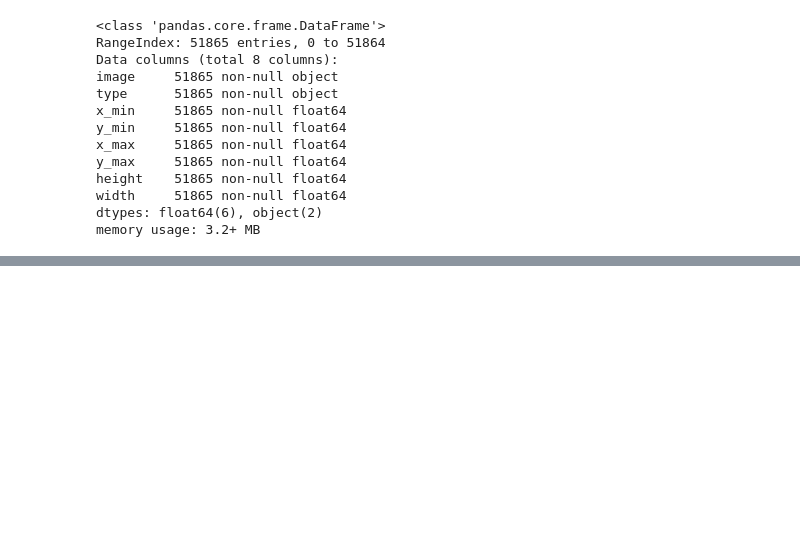
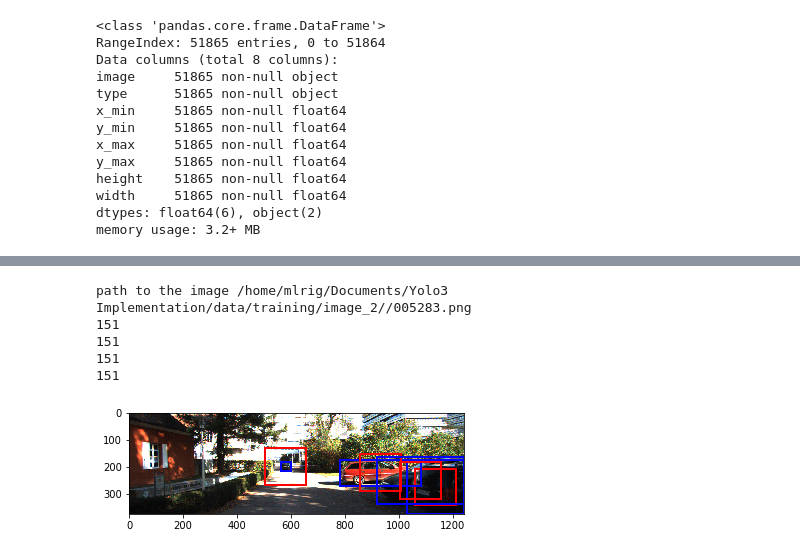
Before and after one commit to Marcelo5444/Yolov3, a Jupyter notebook: Anchor_setup.ipynb, the cells around one changed output, grey strips where cells are left out. Cells and saved outputs as stored; diff of their text form; code cells hidden in the pictures; blank space fills up the shorter version.

```diff
--- a/Anchor_setup.ipynb
+++ b/Anchor_setup.ipynb
@@ -57,3 +72,12 @@ array([[103,  69],
+# %%
+display_bounding_boxes_with_anchors(df,anchors)
+# %% [output]
+path to the image /home/mlrig/Documents/Yolo3 Implementation/data/training/image_2//005283.png
+151
+151
+151
+151
+[figure, added]
 # %%
 IoU_fixed(data[0][0],data[0][1],anchors[2][0],anchors[2][1])
 # %% [output]
```
Also changed, not shown: parts of 9 cells of this notebook, 2 other files.
